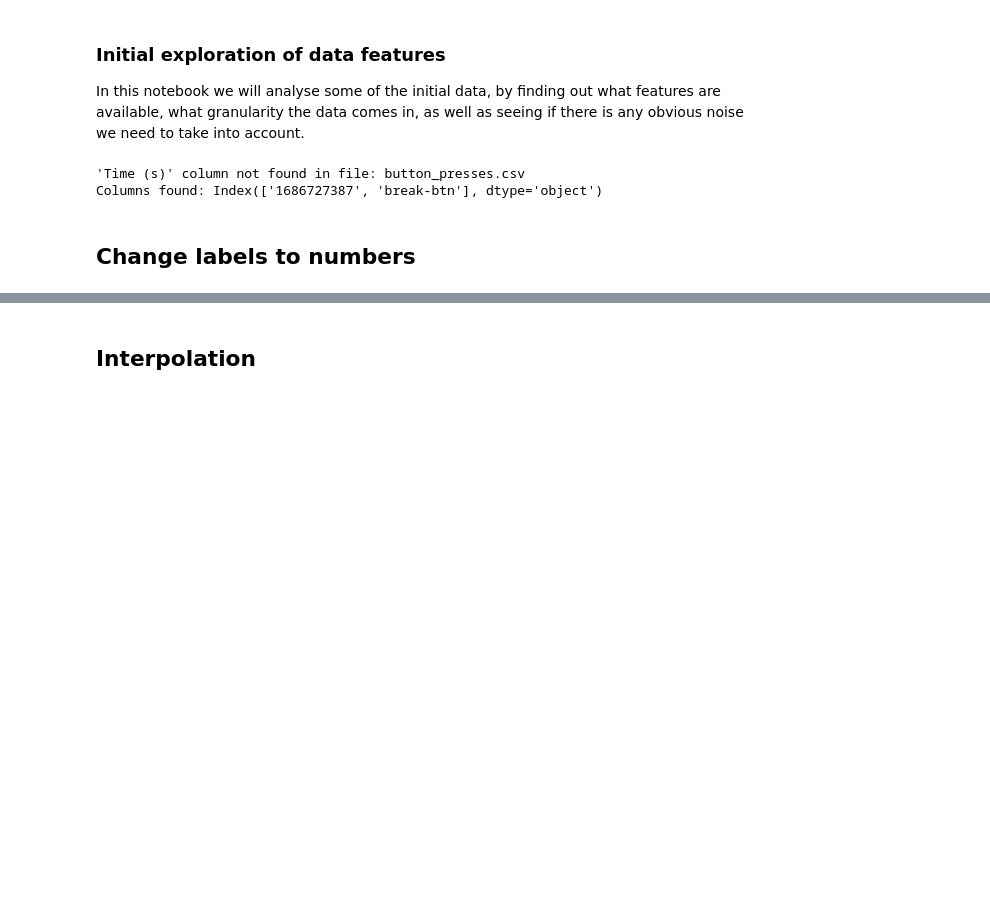
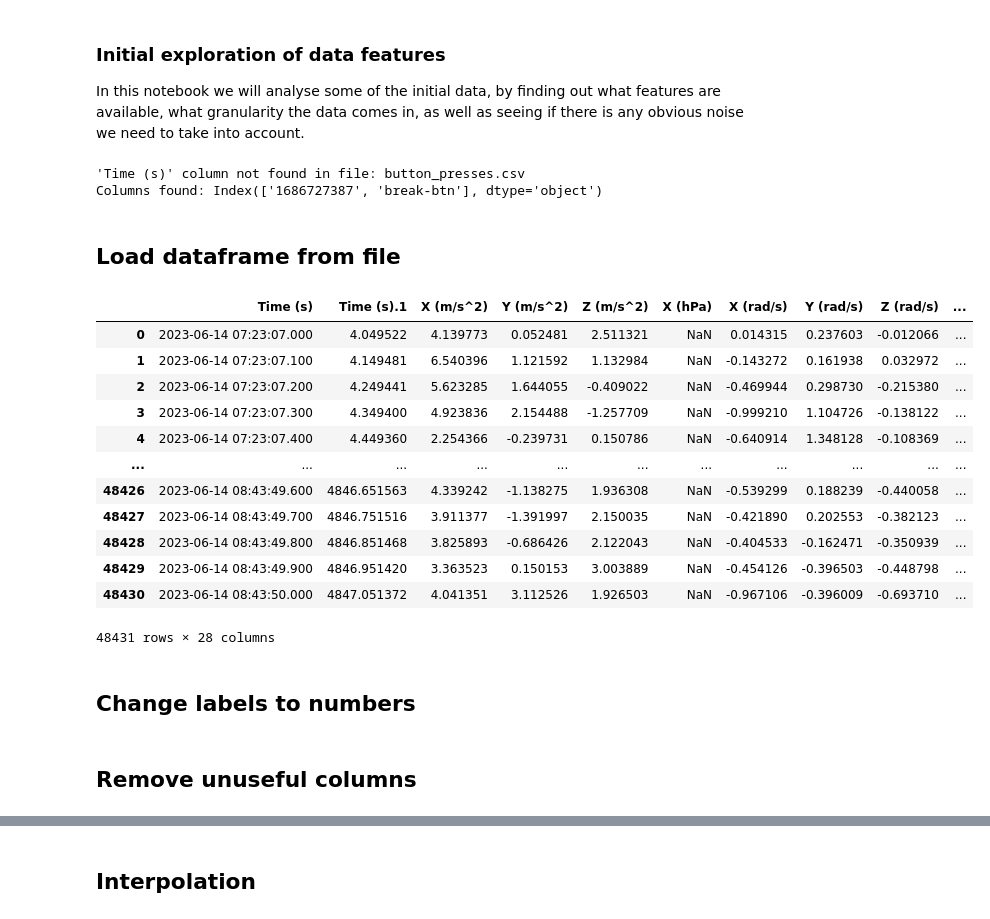
Before and after one commit to robertvanstraten/ml4qs, a Jupyter notebook: data_analysis.ipynb, the cells around one changed output, grey strips where cells are left out. Cells and saved outputs as stored; diff of their text form; code cells hidden in the pictures; blank space fills up the shorter version.

```diff
--- a/data_analysis.ipynb
+++ b/data_analysis.ipynb
@@ -141,7 +141,29 @@ def merge(data, xml_data):
 
     return merged_df
 df = merge(data, xml_data)
+# %% [markdown]
+## Load dataframe from file
+# %%
+df = pd.read_csv(experiment + 'merged/added_features.csv')
+# %%
+df
+# %% [output]
+|  | Time (s) | Time (s).1 | X (m/s^2) | Y (m/s^2) | Z (m/s^2) | X (hPa) | X (rad/s) | Y (rad/s) | Z (rad/s) | ... |
+| 0 | 2023-06-14 07:23:07.000 | 4.049522 | 4.139773 | 0.052481 | 2.511321 | NaN | 0.014315 | 0.237603 | -0.012066 | ... |
+| 1 | 2023-06-14 07:23:07.100 | 4.149481 | 6.540396 | 1.121592 | 1.132984 | NaN | -0.143272 | 0.161938 | 0.032972 | ... |
+| 2 | 2023-06-14 07:23:07.200 | 4.249441 | 5.623285 | 1.644055 | -0.409022 | NaN | -0.469944 | 0.298730 | -0.215380 | ... |
+| 3 | 2023-06-14 07:23:07.300 | 4.349400 | 4.923836 | 2.154488 | -1.257709 | NaN | -0.999210 | 1.104726 | -0.138122 | ... |
+| 4 | 2023-06-14 07:23:07.400 | 4.449360 | 2.254366 | -0.239731 | 0.150786 | NaN | -0.640914 | 1.348128 | -0.108369 | ... |
+| ... | ... | ... | ... | ... | ... | ... | ... | ... | ... | ... |
+| 48426 | 2023-06-14 08:43:49.600 | 4846.651563 | 4.339242 | -1.138275 | 1.936308 | NaN | -0.539299 | 0.188239 | -0.440058 | ... |
+| 48427 | 2023-06-14 08:43:49.700 | 4846.751516 | 3.911377 | -1.391997 | 2.150035 | NaN | -0.421890 | 0.202553 | -0.382123 | ... |
+| 48428 | 2023-06-14 08:43:49.800 | 4846.851468 | 3.825893 | -0.686426 | 2.122043 | NaN | -0.404533 | -0.162471 | -0.350939 | ... |
+| 48429 | 2023-06-14 08:43:49.900 | 4846.951420 | 3.363523 | 0.150153 | 3.003889 | NaN | -0.454126 | -0.396503 | -0.448798 | ... |
+| 48430 | 2023-06-14 08:43:50.000 | 4847.051372 | 4.041351 | 3.112526 | 1.926503 | NaN | -0.967106 | -0.396009 | -0.693710 | ... |
+48431 rows × 28 columns
 # %% [markdown]
 ## Change labels to numbers
 # %%
 df['Label'] = df['Label'].astype('category').cat.codes
+# %% [markdown]
+## Remove unuseful columns
```
Also changed, not shown: parts of 10 cells of this notebook.
